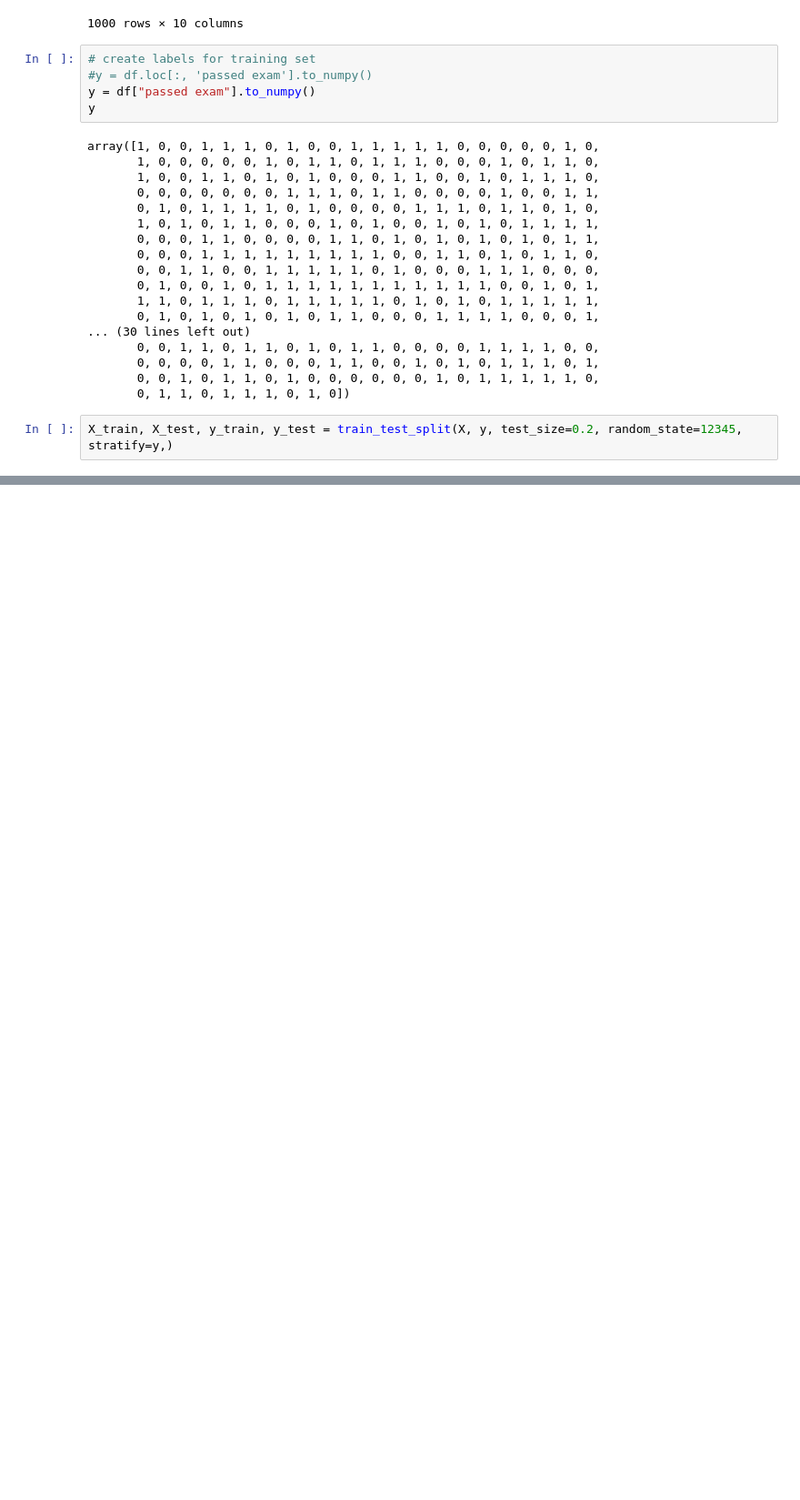
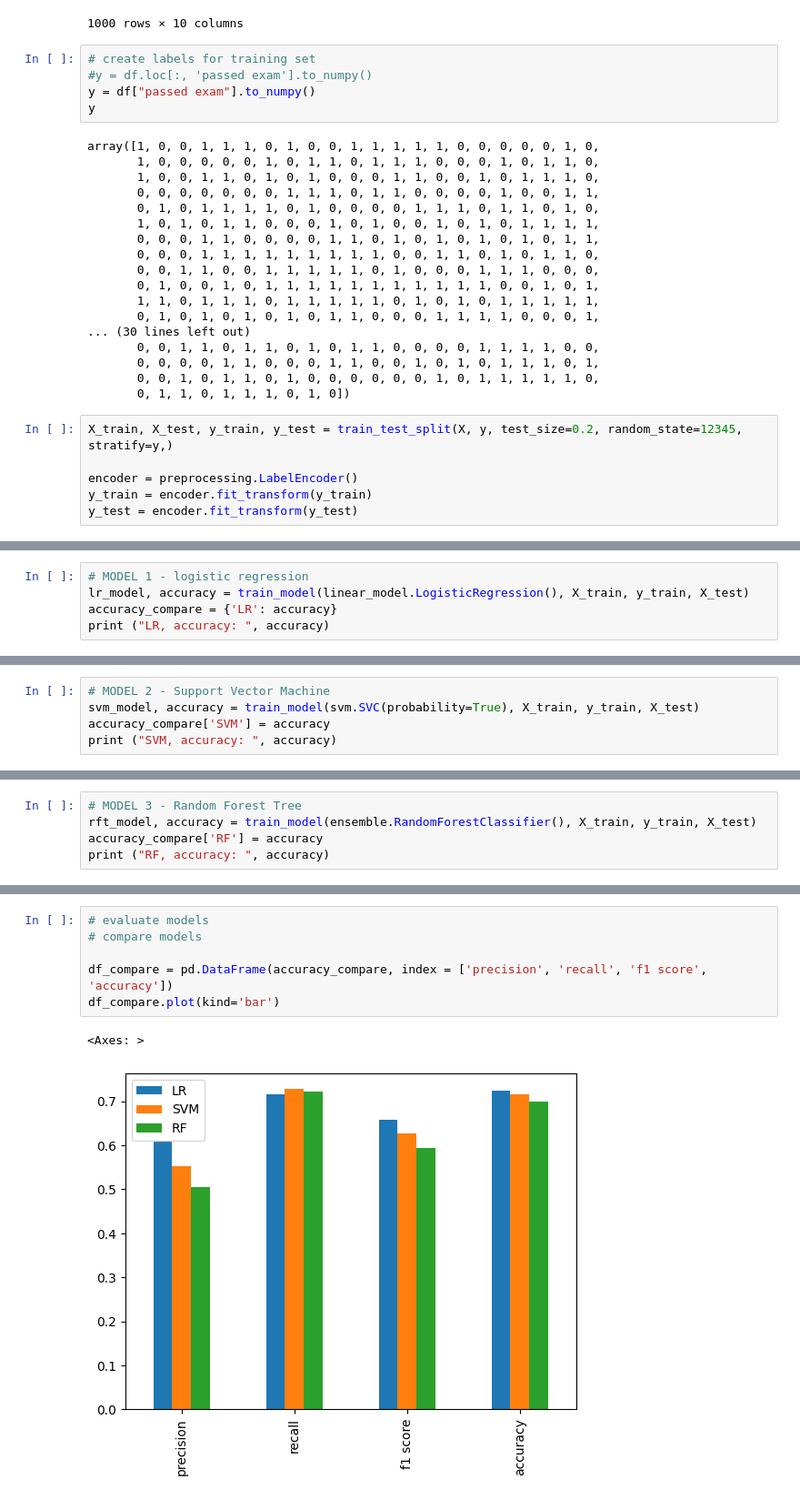
Before and after one commit to inaxartur/exam-pass-prediction, a Jupyter notebook: exam_pred.ipynb, the cells around one changed output, grey strips where cells are left out. Shown at 91% size. Saved outputs shown, nothing was run; the diff lists cells and outputs as text; blank space fills up the shorter version.

```diff
--- a/exam_pred.ipynb
+++ b/exam_pred.ipynb
@@ -215,4 +211,8 @@ array([1, 0, 0, 1, 1, 1, 0, 1, 0, 0, 1, 1, 1, 1, 1, 0, 0, 0, 0, 0, 1, 0,
        0, 1, 1, 0, 1, 1, 1, 0, 1, 0])
 # %%
 X_train, X_test, y_train, y_test = train_test_split(X, y, test_size=0.2, random_state=12345, stratify=y,)
+
+encoder = preprocessing.LabelEncoder()
+y_train = encoder.fit_transform(y_train)
+y_test = encoder.fit_transform(y_test)
 # %%
@@ -294,0 +240,5 @@ Name: proportion, dtype: float64
+# %%
+# MODEL 1 - logistic regression
+lr_model, accuracy = train_model(linear_model.LogisticRegression(), X_train, y_train, X_test)
+accuracy_compare = {'LR': accuracy}
+print ("LR, accuracy: ", accuracy)
@@ -294,0 +247,5 @@ Name: proportion, dtype: float64
+# %%
+# MODEL 2 - Support Vector Machine
+svm_model, accuracy = train_model(svm.SVC(probability=True), X_train, y_train, X_test)
+accuracy_compare['SVM'] = accuracy
+print ("SVM, accuracy: ", accuracy)
@@ -294,0 +254,5 @@ Name: proportion, dtype: float64
+# %%
+# MODEL 3 - Random Forest Tree
+rft_model, accuracy = train_model(ensemble.RandomForestClassifier(), X_train, y_train, X_test)
+accuracy_compare['RF'] = accuracy
+print ("RF, accuracy: ", accuracy)
@@ -324,0 +291,9 @@ Random forest predicts probability of passing exams: 44.74 %
+# %%
+# evaluate models
+# compare models
+
+df_compare = pd.DataFrame(accuracy_compare, index = ['precision', 'recall', 'f1 score', 'accuracy'])
+df_compare.plot(kind='bar')
+# %% [output]
+<Axes: >
+[figure, added]
```
Also changed, not shown: parts of 8 cells of this notebook, 1 other file.
